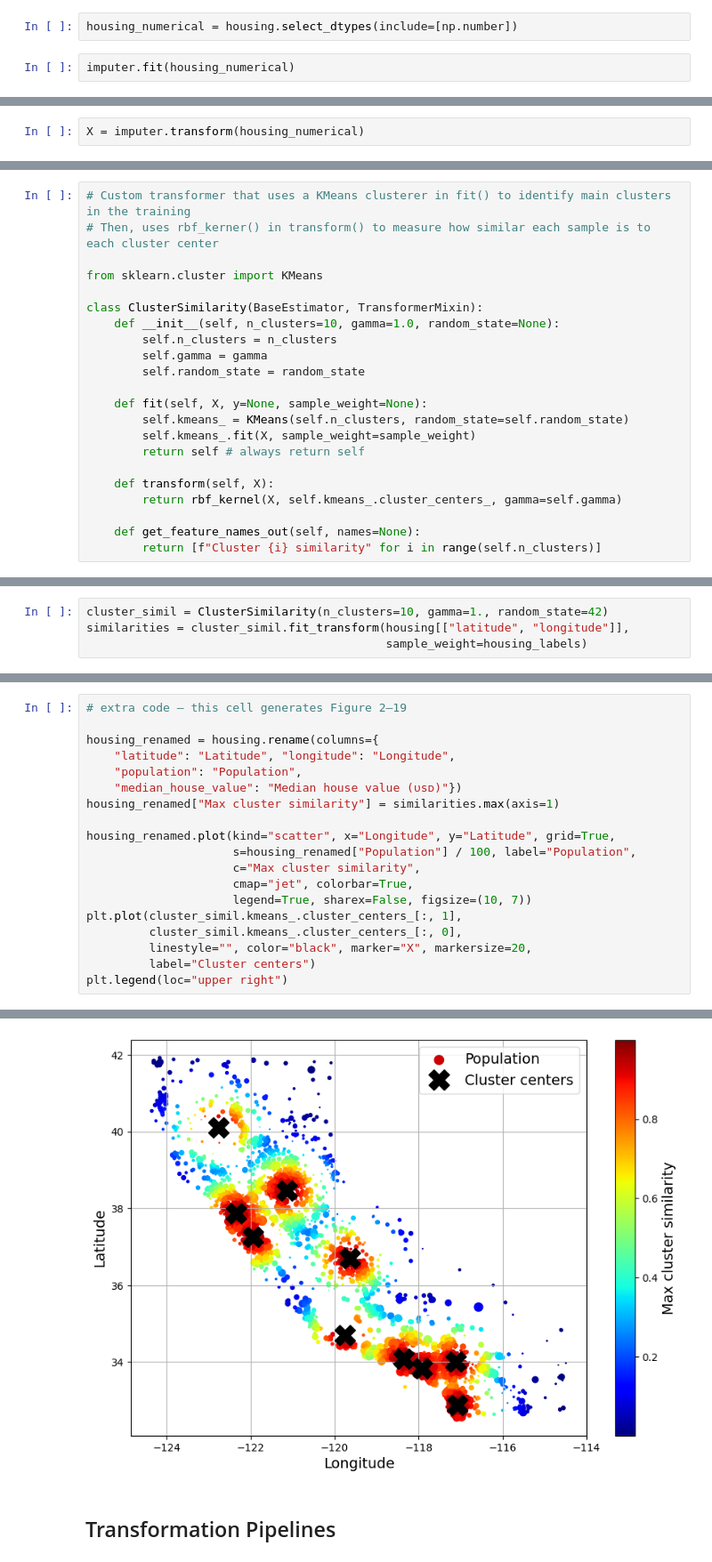
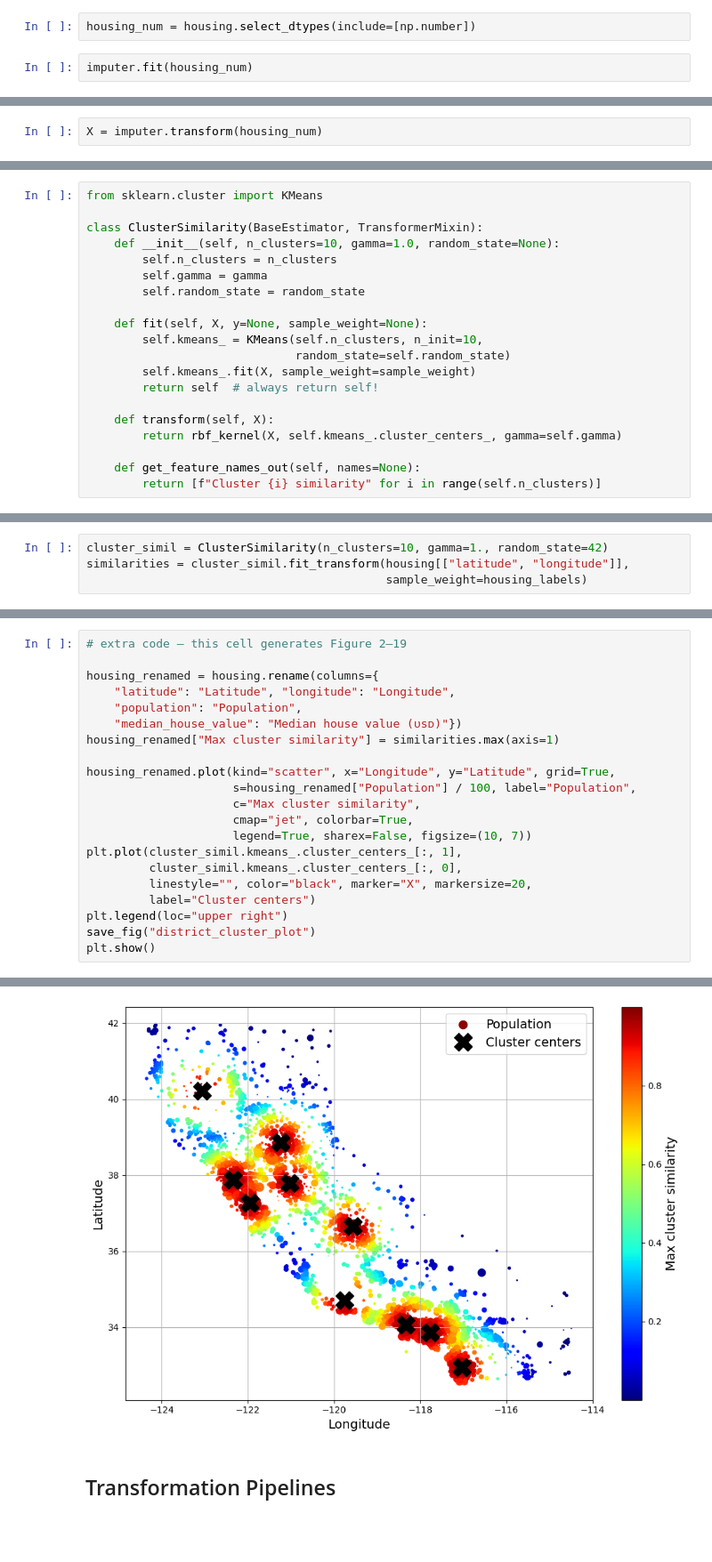
Before and after one commit to ferrpm/HandsOn-Machine-Learning3, a Jupyter notebook: 02_end_to_end_machine_learning_project.ipynb, the cells around one changed output, grey strips where cells are left out. Shown at 89% size. Saved outputs shown, nothing was run; the diff lists cells and outputs as text; blank space fills up the shorter version.

```diff
--- a/02_end_to_end_machine_learning_project.ipynb
+++ b/02_end_to_end_machine_learning_project.ipynb
@@ -236,7 +450,7 @@ imputer = SimpleImputer(strategy='median')
 # %%
-housing_numerical = housing.select_dtypes(include=[np.number])
+housing_num = housing.select_dtypes(include=[np.number])
 # %%
-imputer.fit(housing_numerical)
+imputer.fit(housing_num)
 # %% [output]
 SimpleImputer(strategy='median')
 # %%
@@ -252,2 +470,2 @@ array([-118.51   ,   34.26   ,   29.     , 2114.     ,  431.     ,
 # %%
-X = imputer.transform(housing_numerical)
+X = imputer.transform(housing_num)
@@ -485,9 +821,6 @@ class StandardScalerClone(BaseEstimator, TransformerMixin):
             X = X - self.mean_
         return X / self.scale_
 # %%
-# Custom transformer that uses a KMeans clusterer in fit() to identify main clusters in the training
-# Then, uses rbf_kerner() in transform() to measure how similar each sample is to each cluster center
-
 from sklearn.cluster import KMeans
 
 class ClusterSimilarity(BaseEstimator, TransformerMixin):
@@ -497,9 +830,10 @@ class ClusterSimilarity(BaseEstimator, TransformerMixin):
         self.random_state = random_state
 
     def fit(self, X, y=None, sample_weight=None):
-        self.kmeans_ = KMeans(self.n_clusters, random_state=self.random_state)
+        self.kmeans_ = KMeans(self.n_clusters, n_init=10,
+                              random_state=self.random_state)
         self.kmeans_.fit(X, sample_weight=sample_weight)
-        return self # always return self
+        return self  # always return self!
 
     def transform(self, X):
         return rbf_kernel(X, self.kmeans_.cluster_centers_, gamma=self.gamma)
@@ -535,4 +873,6 @@ plt.plot(cluster_simil.kmeans_.cluster_centers_[:, 1],
          linestyle="", color="black", marker="X", markersize=20,
          label="Cluster centers")
 plt.legend(loc="upper right")
+save_fig("district_cluster_plot")
+plt.show()
 # %% [output]
@@ -540,4 +879,4 @@ plt.legend(loc="upper right")
-[figure, old version]
+[figure, new version]
 # %% [markdown]
 ## Transformation Pipelines
 # %% [markdown]
```
Also changed, not shown: parts of 264 cells of this notebook.
